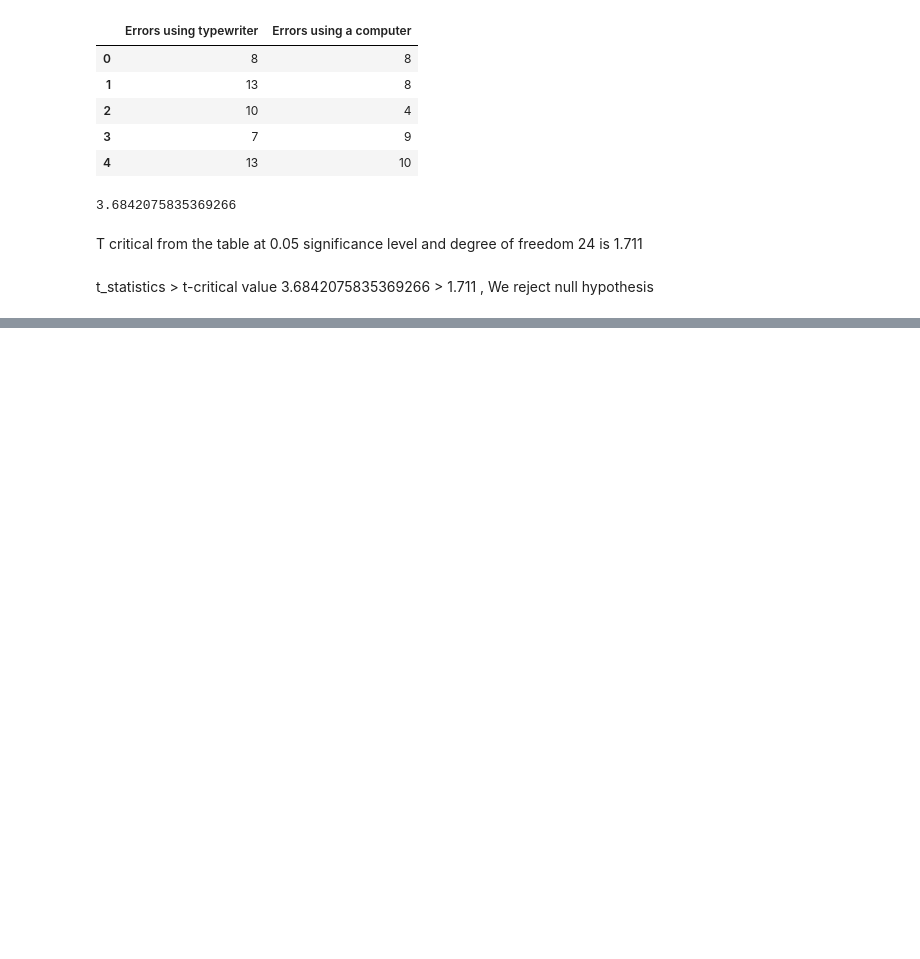
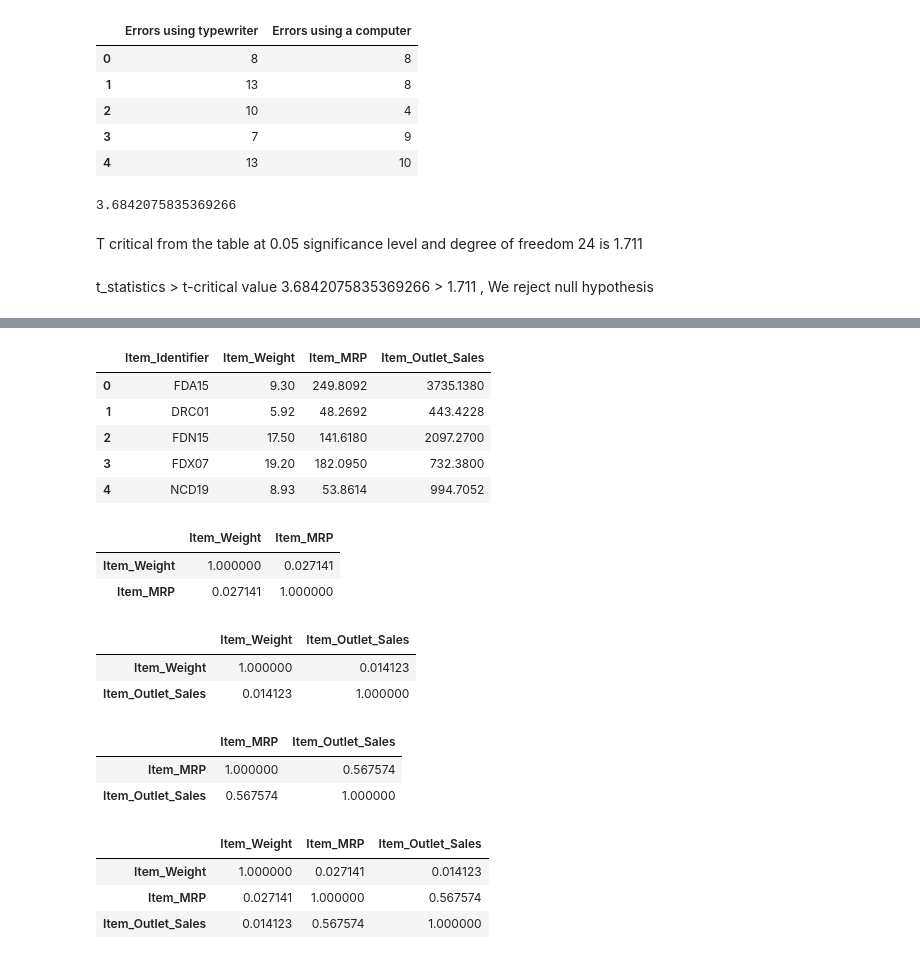
Before and after one commit to sntshred/DataScience, a Jupyter notebook: Operators.ipynb, the cells around one changed output, grey strips where cells are left out. Drawn from its saved outputs; the diff is of its cells as text; code cells hidden in the pictures; blank space fills up the shorter version.

```diff
--- a/Operators.ipynb
+++ b/Operators.ipynb
@@ -1341,0 +1420,34 @@ t_statistics > t-critical value
+# %%
+#Printing first 5 rows
+data.head()
+# %% [output]
+|  | Item_Identifier | Item_Weight | Item_MRP | Item_Outlet_Sales |
+| 0 | FDA15 | 9.30 | 249.8092 | 3735.1380 |
+| 1 | DRC01 | 5.92 | 48.2692 | 443.4228 |
+| 2 | FDN15 | 17.50 | 141.6180 | 2097.2700 |
+| 3 | FDX07 | 19.20 | 182.0950 | 732.3800 |
+| 4 | NCD19 | 8.93 | 53.8614 | 994.7052 |
+# %%
+#Correlation between Item_Weight and Item_MRP
+
+data[['Item_Weight','Item_MRP']].corr()
+# %% [output]
+|  | Item_Weight | Item_MRP |
+| Item_Weight | 1.000000 | 0.027141 |
+| Item_MRP | 0.027141 | 1.000000 |
+# %%
+#Correlation between Item_Weight and Item_Outlet_Sales
+
+data[['Item_Weight','Item_Outlet_Sales']].corr()
+# %% [output]
+|  | Item_Weight | Item_Outlet_Sales |
+| Item_Weight | 1.000000 | 0.014123 |
+| Item_Outlet_Sales | 0.014123 | 1.000000 |
+# %%
+#Correlation between Item_MRP and Item_Outlet_Sales
+
+data[['Item_MRP','Item_Outlet_Sales']].corr()
+# %% [output]
+|  | Item_MRP | Item_Outlet_Sales |
+| Item_MRP | 1.000000 | 0.567574 |
+| Item_Outlet_Sales | 0.567574 | 1.000000 |
@@ -1341,0 +1459,7 @@ t_statistics > t-critical value
+# %%
+data.corr()
+# %% [output]
+|  | Item_Weight | Item_MRP | Item_Outlet_Sales |
+| Item_Weight | 1.000000 | 0.027141 | 0.014123 |
+| Item_MRP | 0.027141 | 1.000000 | 0.567574 |
+| Item_Outlet_Sales | 0.014123 | 0.567574 | 1.000000 |
```
Also changed, not shown: parts of 20 cells of this notebook, 4 other files.
